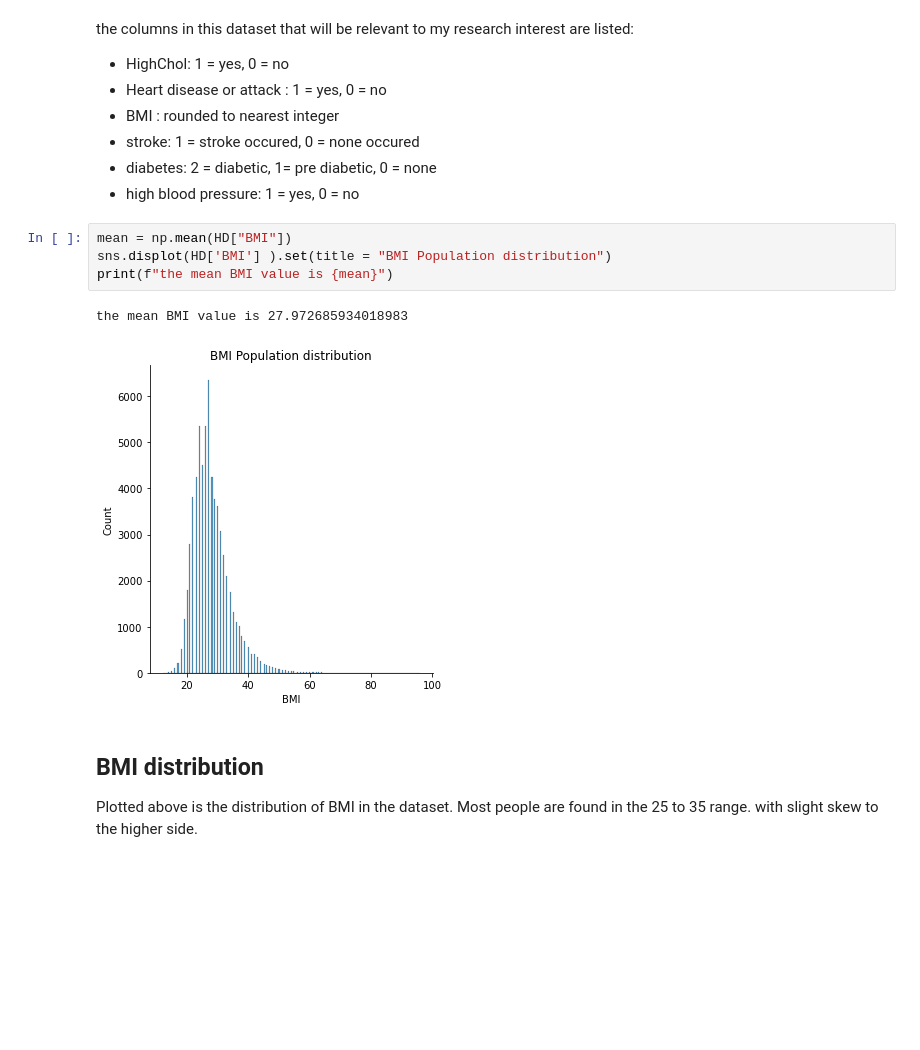
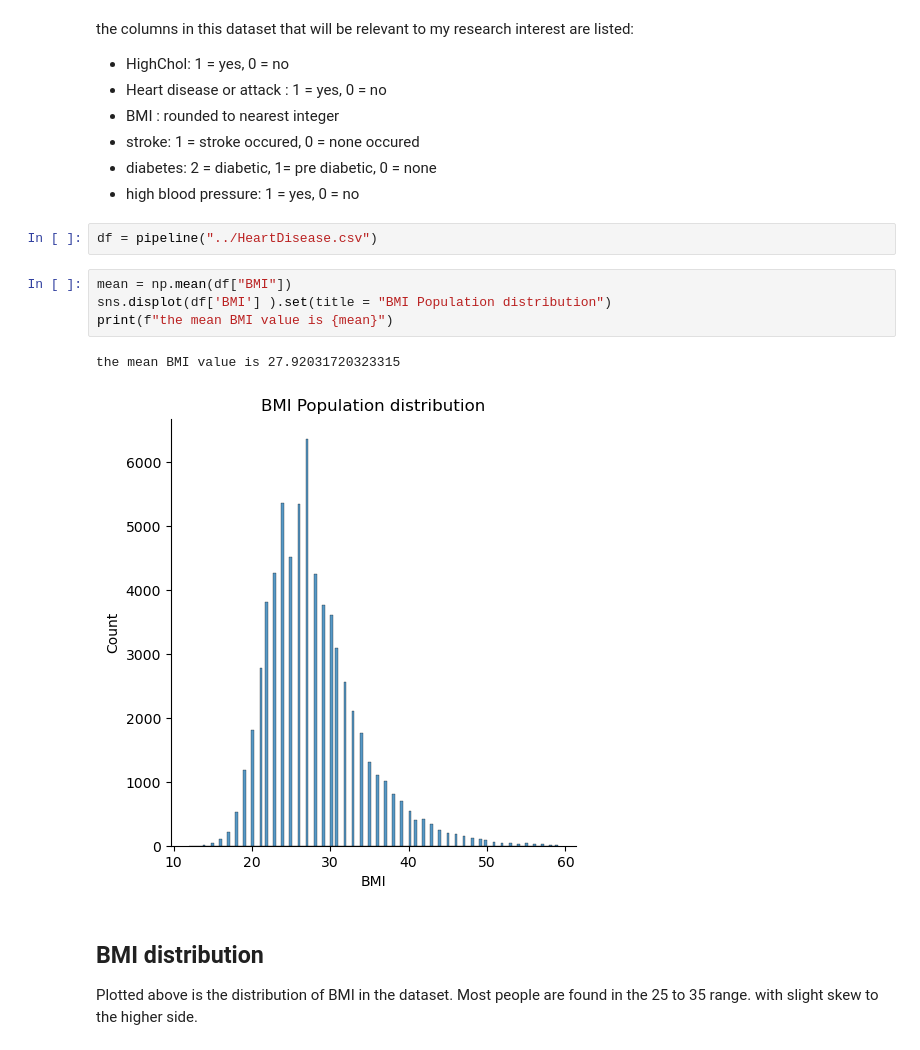
Before and after one commit to ubco-W2022T1-cosc301/project-group50, a Jupyter notebook: notebooks/analysis2.ipynb, the cells around one changed output. Cells and saved outputs as stored; diff of their text form; blank space fills up the shorter version.

```diff
--- a/notebooks/analysis2.ipynb
+++ b/notebooks/analysis2.ipynb
@@ -49,13 +49,15 @@ the columns in this dataset that will be relevant to my research interest are li
 - stroke: 1 = stroke occured, 0 = none occured
 - diabetes: 2 = diabetic, 1= pre diabetic, 0 = none
 - high blood pressure: 1 = yes, 0 = no
+# %%
+df = pipeline("../HeartDisease.csv")
 # %%
-mean = np.mean(HD["BMI"])
-sns.displot(HD['BMI'] ).set(title = "BMI Population distribution")
+mean = np.mean(df["BMI"])
+sns.displot(df['BMI'] ).set(title = "BMI Population distribution")
 print(f"the mean BMI value is {mean}")
 # %% [output]
-the mean BMI value is 27.972685934018983
+the mean BMI value is 27.92031720323315
-[figure, old version]
+[figure, new version]
 # %% [markdown]
 ## BMI distribution
 Plotted above is the distribution of BMI in the dataset. Most people are found in  the 25 to 35 range. with slight skew to the higher side.
```
Also changed, not shown: parts of 5 cells of this notebook.
